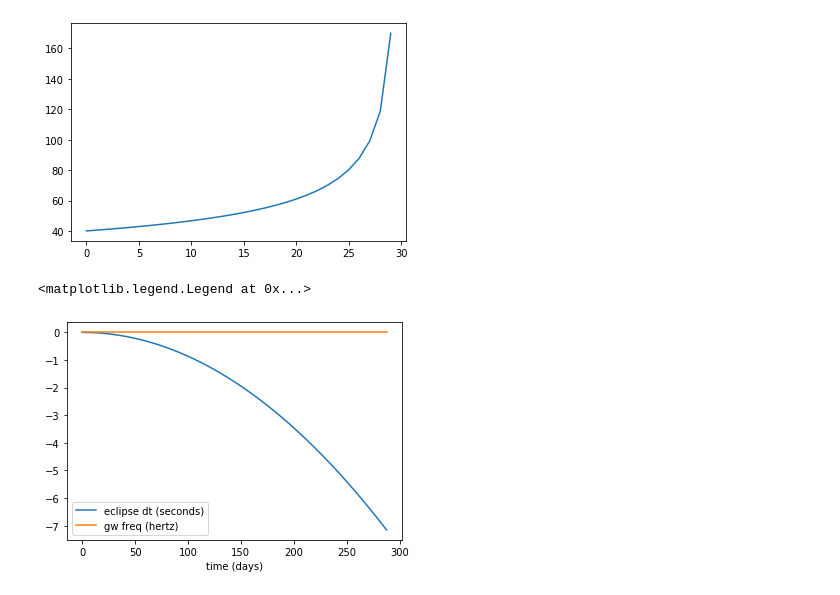
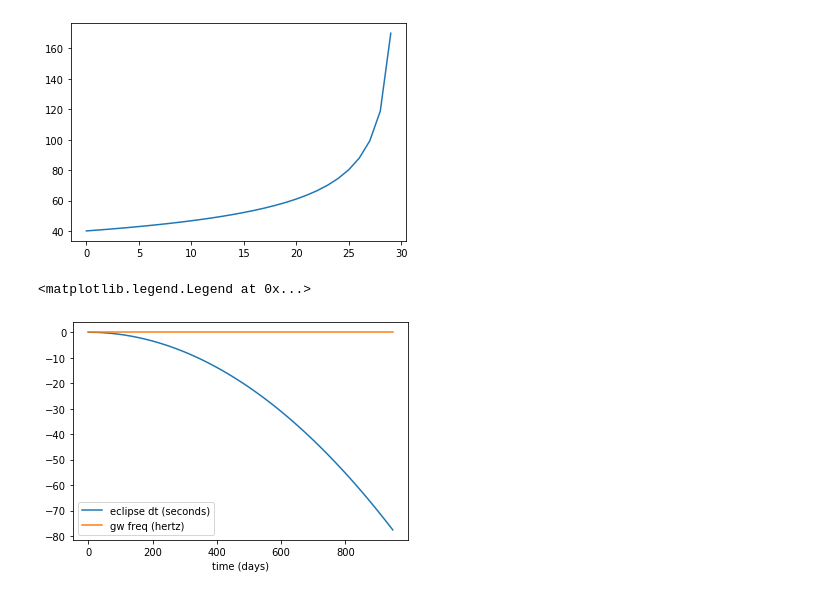
Before and after one commit to mcoughlin/gwemlisa, a Jupyter notebook: bin/periodPhaseseries.ipynb, the cells around one changed output. Cells and saved outputs as stored; diff of their text form; code cells hidden in the pictures.

```diff
--- a/bin/periodPhaseseries.ipynb
+++ b/bin/periodPhaseseries.ipynb
@@ -18,6 +19,32 @@ c = 299792458 # speed of light (m/s)
 
 def mchirp(m1,m2):
     return (m1*m2)**(3/5.)/(m1+m2)**(1/5.)
+
+def time(n=100,mean_dt=3,sig_t=2):
+    """
+    Returns time array of length n with dt given by Gaussian distribution
+
+    INPUT:
+            n = length of time array
+                Default: 100
+
+            mean_dt = average dt between each time value
+                Default: 3
+
+            sig_t = standard deviation of the Gaussian
+                Default: 2
+
+    OUTPUT:
+            t = time array
+
+    """
+    t = np.zeros(n)
+
+    for i in range(len(t)):
+        if i != 0:
+            t[i] += t[i-1] + np.abs(np.random.normal(mean_dt,sig_t,1))
+
+    return t
 
 def time_to_coalescence(f0, m1, m2=None):
     """
@@ -90,7 +117,7 @@ def pdot_phasefold(times, P, Pdot, t0=0):
     else:
             times=times-t0
 
-    phases=((times-1/2*Pdot/P*(times)**2))
+    phases=times-1/2*Pdot/P*(times)**2
 
     return phases
 # %%
@@ -101,15 +128,15 @@ plt.plot(times,freqqs(times, 1.36*msun, 1.17*msun,f0=40))
 [<matplotlib.lines.Line2D at 0x...>]
 [figure]
 # %%
-time=simulate.time()
-pdot_f=pdot_phasefold(time, P0, Pdot)
-frequency_series=freqqs(time*60*60*24, 0.5*msun, 0.25*msun,f0=freq_0)
+times = time(n=100,mean_dt=10)
+pdot_f = pdot_phasefold(times, P0, Pdot)
+frequency_series = freqqs(times*60*60*24, 0.5*msun, 0.25*msun,f0=freq_0)
 # %%
-plt.plot(time,(pdot_f-time)*86400,label="eclipse dt (seconds)")
-plt.plot(time,frequency_series,label="gw freq (hertz)")
+plt.plot(times,(pdot_f-times)*86400,label="eclipse dt (seconds)")
+plt.plot(times,frequency_series,label="gw freq (hertz)")
 plt.xlabel("time (days)")
 plt.legend()
 # %% [output]
 <matplotlib.legend.Legend at 0x...>
-[figure, old version]
+[figure, new version]
 # %%
```
Also changed, not shown: parts of 3 cells of this notebook, 4 other files.
